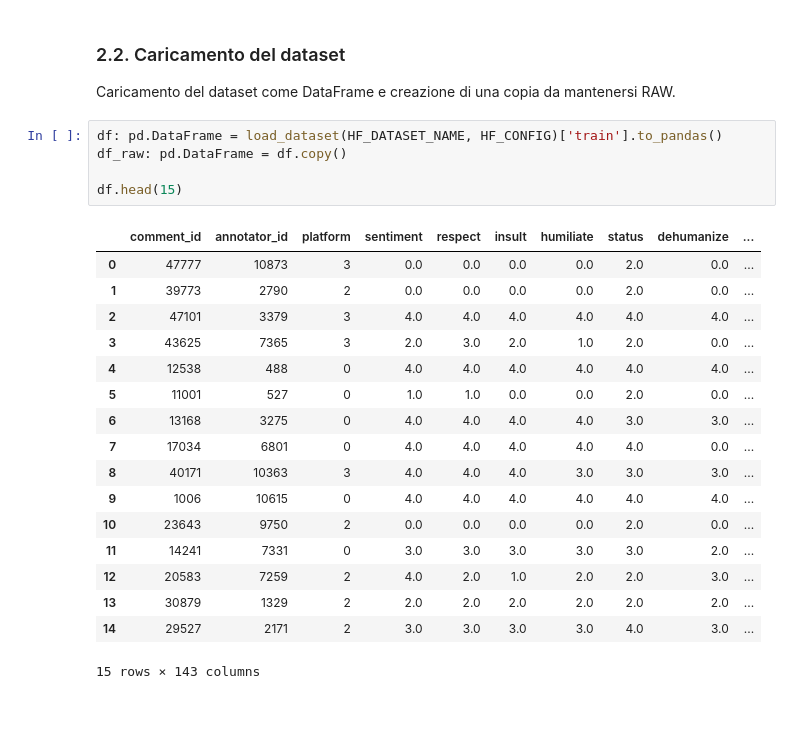
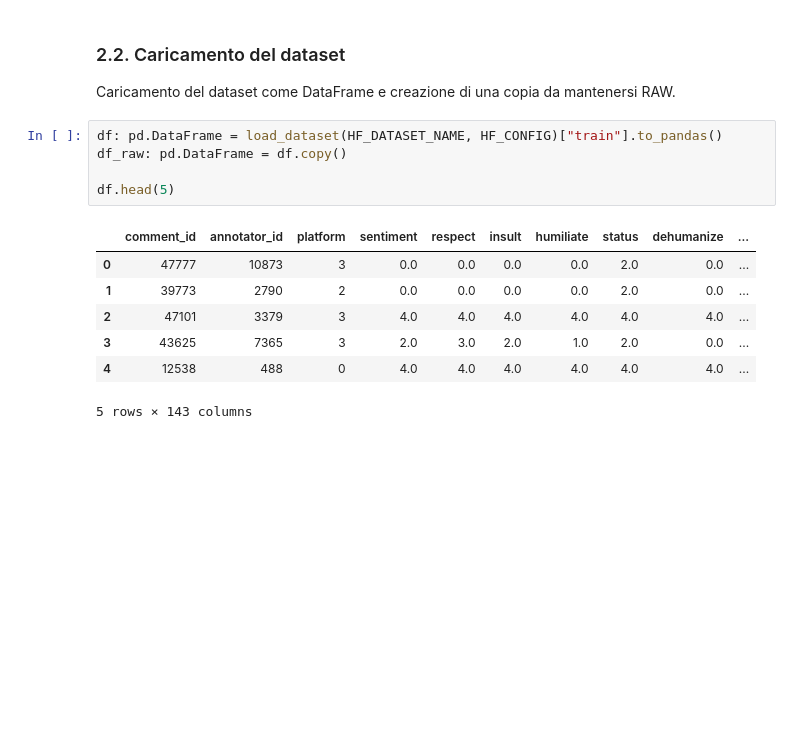
Before and after one commit to AndreaMorbello/measuring-hate-speech-audit, a Jupyter notebook: notebooks/audit.ipynb, the cells around one changed output. Saved outputs shown, nothing was run; the diff lists cells and outputs as text; blank space fills up the shorter version.

Commit message:
conclusione data analysis cap.2

```diff
--- a/notebooks/audit.ipynb
+++ b/notebooks/audit.ipynb
@@ -44,27 +71,17 @@ from src.data import (
 
 Caricamento del dataset come DataFrame e creazione di una copia da mantenersi RAW.
 # %%
-df: pd.DataFrame = load_dataset(HF_DATASET_NAME, HF_CONFIG)['train'].to_pandas()
+df: pd.DataFrame = load_dataset(HF_DATASET_NAME, HF_CONFIG)["train"].to_pandas()
 df_raw: pd.DataFrame = df.copy()
 
-df.head(15)
+df.head(5)
 # %% [output]
 |  | comment_id | annotator_id | platform | sentiment | respect | insult | humiliate | status | dehumanize | ... |
 | 0 | 47777 | 10873 | 3 | 0.0 | 0.0 | 0.0 | 0.0 | 2.0 | 0.0 | ... |
 | 1 | 39773 | 2790 | 2 | 0.0 | 0.0 | 0.0 | 0.0 | 2.0 | 0.0 | ... |
 | 2 | 47101 | 3379 | 3 | 4.0 | 4.0 | 4.0 | 4.0 | 4.0 | 4.0 | ... |
 | 3 | 43625 | 7365 | 3 | 2.0 | 3.0 | 2.0 | 1.0 | 2.0 | 0.0 | ... |
 | 4 | 12538 | 488 | 0 | 4.0 | 4.0 | 4.0 | 4.0 | 4.0 | 4.0 | ... |
-| 5 | 11001 | 527 | 0 | 1.0 | 1.0 | 0.0 | 0.0 | 2.0 | 0.0 | ... |
-| 6 | 13168 | 3275 | 0 | 4.0 | 4.0 | 4.0 | 4.0 | 3.0 | 3.0 | ... |
-| 7 | 17034 | 6801 | 0 | 4.0 | 4.0 | 4.0 | 4.0 | 4.0 | 0.0 | ... |
-| 8 | 40171 | 10363 | 3 | 4.0 | 4.0 | 4.0 | 3.0 | 3.0 | 3.0 | ... |
-| 9 | 1006 | 10615 | 0 | 4.0 | 4.0 | 4.0 | 4.0 | 4.0 | 4.0 | ... |
-| 10 | 23643 | 9750 | 2 | 0.0 | 0.0 | 0.0 | 0.0 | 2.0 | 0.0 | ... |
-| 11 | 14241 | 7331 | 0 | 3.0 | 3.0 | 3.0 | 3.0 | 3.0 | 2.0 | ... |
-| 12 | 20583 | 7259 | 2 | 4.0 | 2.0 | 1.0 | 2.0 | 2.0 | 3.0 | ... |
-| 13 | 30879 | 1329 | 2 | 2.0 | 2.0 | 2.0 | 2.0 | 2.0 | 2.0 | ... |
-| 14 | 29527 | 2171 | 2 | 3.0 | 3.0 | 3.0 | 3.0 | 4.0 | 3.0 | ... |
-15 rows × 143 columns
+5 rows × 143 columns
 # %% [markdown]
 #
```
Also changed, not shown: parts of 24 cells of this notebook, 1 other file.
